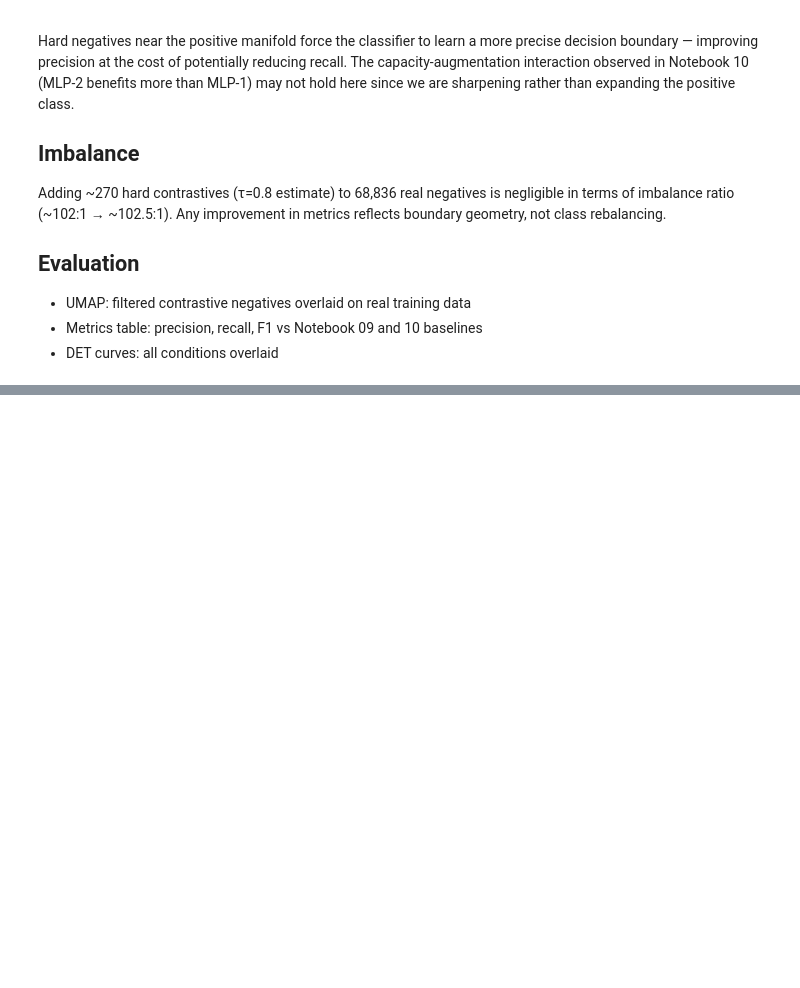
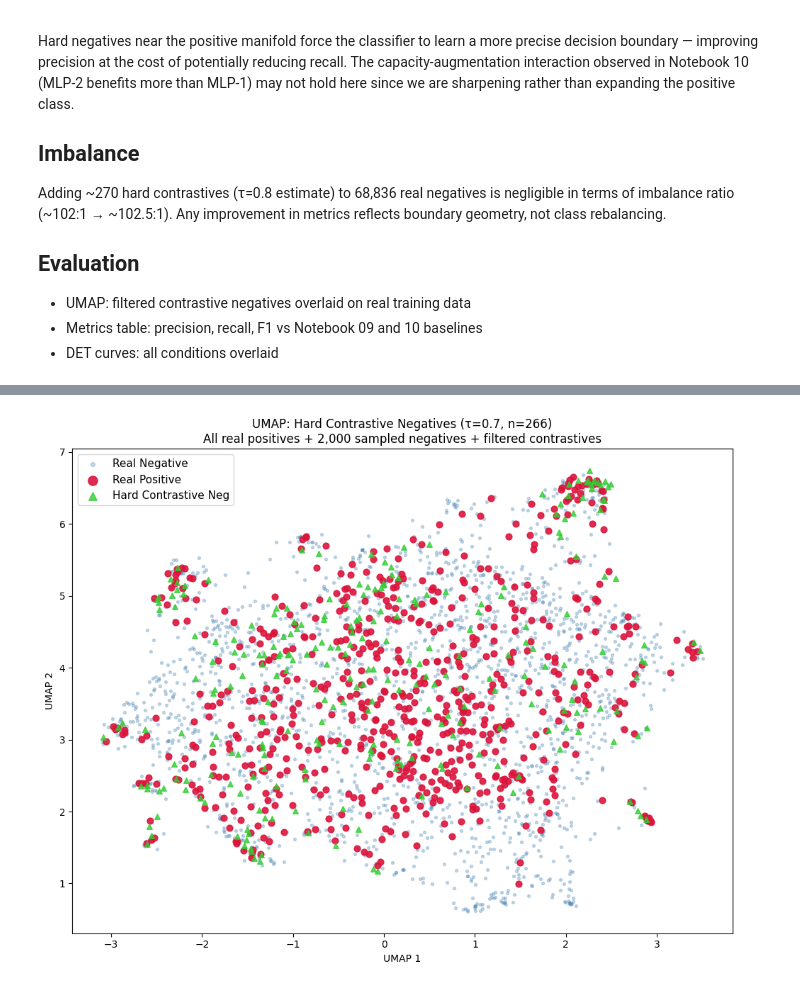
Before and after one commit to kamat-v/hedging-txtclf-experiments, a Jupyter notebook: notebooks/11_mlp_hard_contrastive_synthetic.ipynb, the cells around one changed output, grey strips where cells are left out. Saved outputs shown, nothing was run; the diff lists cells and outputs as text; code cells hidden in the pictures; blank space fills up the shorter version.

Commit message:
mlp with hard contrastives experiment complete

```diff
--- a/notebooks/11_mlp_hard_contrastive_synthetic.ipynb
+++ b/notebooks/11_mlp_hard_contrastive_synthetic.ipynb
@@ -106,0 +314,89 @@ for name, m in baseline_09.items():
+# %%
+# -----------------------------------------------
+# Apply τ=0.7 filter and construct augmented
+# training set. Hard negatives added to negative
+# class — label=0 throughout.
+# -----------------------------------------------
+TAU = 0.7
+
+contrastive_mask       = max_sim >= TAU
+X_contrastive_filtered = X_contrastive[contrastive_mask]
+y_contrastive_filtered = np.zeros(contrastive_mask.sum(), dtype=int)
+
+print(f"τ={TAU} survivors: {contrastive_mask.sum()} / {len(contrastive_mask)}")
+
+# Augmented training set
+X_train_contrastive = np.vstack([X_train, X_contrastive_filtered])
+y_train_contrastive = np.concatenate([y_train, y_contrastive_filtered])
+
+print(f"\nAugmented training set: {X_train_contrastive.shape}")
+print(f"Positives: {y_train_contrastive.sum()} | "
+      f"Negatives: {(y_train_contrastive==0).sum()} | "
+      f"Ratio: {(y_train_contrastive==0).sum()/y_train_contrastive.sum():.1f}:1")
+
+# -----------------------------------------------
+# UMAP: hard contrastive negatives overlaid
+# on real training data — shows boundary placement
+# -----------------------------------------------
+np.random.seed(SEED)
+pos_idx        = np.where(y_train == 1)[0]
+neg_idx        = np.where(y_train == 0)[0]
+neg_sample_idx = np.random.choice(neg_idx, size=2000, replace=False)
+
+X_plot = np.vstack([
+    X_train[pos_idx],
+    X_train[neg_sample_idx],
+    X_contrastive_filtered,
+])
+y_plot = (
+    ['Real Positive']       * len(pos_idx) +
+    ['Real Negative']       * len(neg_sample_idx) +
+    ['Hard Contrastive Neg'] * len(X_contrastive_filtered)
+)
+
+print("\nFitting UMAP...")
+reducer = umap.UMAP(n_components=2, random_state=SEED,
+                    n_neighbors=30, min_dist=0.1)
+embedding = reducer.fit_transform(X_plot)
+print("Done.")
+
+color_map = {
+    'Real Negative':        'steelblue',
+    'Real Positive':        'crimson',
+    'Hard Contrastive Neg': 'limegreen',
+}
+size_map = {
+    'Real Negative':        8,
+    'Real Positive':        40,
+    'Hard Contrastive Neg': 30,
+}
+alpha_map = {
+    'Real Negative':        0.3,
+    'Real Positive':        0.9,
+    'Hard Contrastive Neg': 0.8,
+}
+
+fig, ax = plt.subplots(figsize=(10, 8))
+for cat in ['Real Negative', 'Real Positive', 'Hard Contrastive Neg']:
+    mask = np.array(y_plot) == cat
+    ax.scatter(
+        embedding[mask, 0], embedding[mask, 1],
+        c=color_map[cat], s=size_map[cat],
+        alpha=alpha_map[cat], label=cat,
+        marker='^' if cat == 'Hard Contrastive Neg' else 'o'
+    )
+
+ax.set_title(
+    f'UMAP: Hard Contrastive Negatives (τ={TAU}, n={contrastive_mask.sum()})\n'
+    'All real positives + 2,000 sampled negatives + filtered contrastives',
+    fontsize=12,
+)
+ax.legend(fontsize=11, markerscale=1.5)
+ax.set_xlabel('UMAP 1')
+ax.set_ylabel('UMAP 2')
+plt.tight_layout()
+plt.savefig("data/results/umap_contrastive_augmentation.png",
+            dpi=150, bbox_inches='tight')
+plt.show()
+print("UMAP saved.")
+# %% [output]
@@ -106,0 +410 @@ for name, m in baseline_09.items():
+[figure, added]
```
Also changed, not shown: parts of 6 cells of this notebook.
